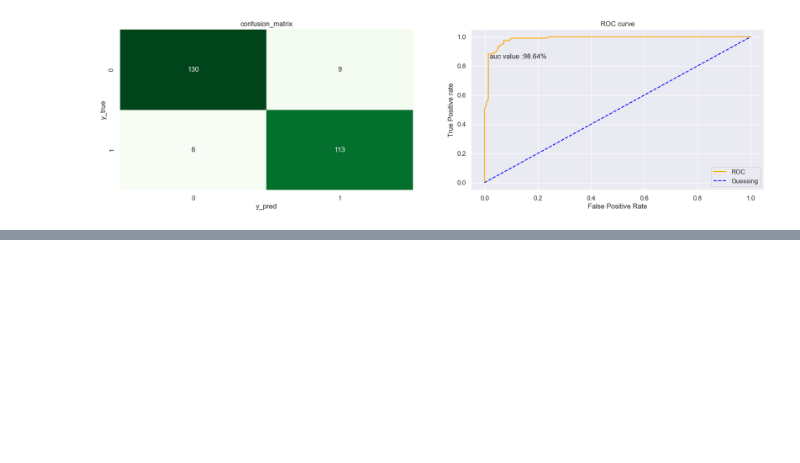
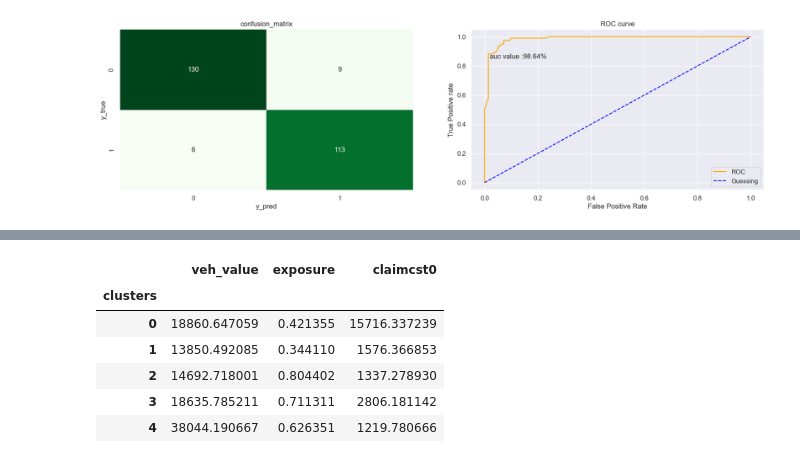
Before and after one commit to omars1234/UnsuperVisedInsuranceAnalysis, a Jupyter notebook: NoteBook.ipynb, the cells around one changed output, grey strips where cells are left out. Saved outputs shown, nothing was run; the diff lists cells and outputs as text; code cells hidden in the pictures; blank space fills up the shorter version.

```diff
--- a/NoteBook.ipynb
+++ b/NoteBook.ipynb
@@ -305,0 +347,10 @@ plot_roc_curve(fpr,tpr);
+# %%
+df2.groupby("clusters")[['veh_value', 'exposure','claimcst0']].mean()
+# %% [output]
+|  | veh_value | exposure | claimcst0 |
+| clusters |  |  |  |
+| 0 | 18860.647059 | 0.421355 | 15716.337239 |
+| 1 | 13850.492085 | 0.344110 | 1576.366853 |
+| 2 | 14692.718001 | 0.804402 | 1337.278930 |
+| 3 | 18635.785211 | 0.711311 | 2806.181142 |
+| 4 | 38044.190667 | 0.626351 | 1219.780666 |
```
Also changed, not shown: parts of 7 cells of this notebook.
